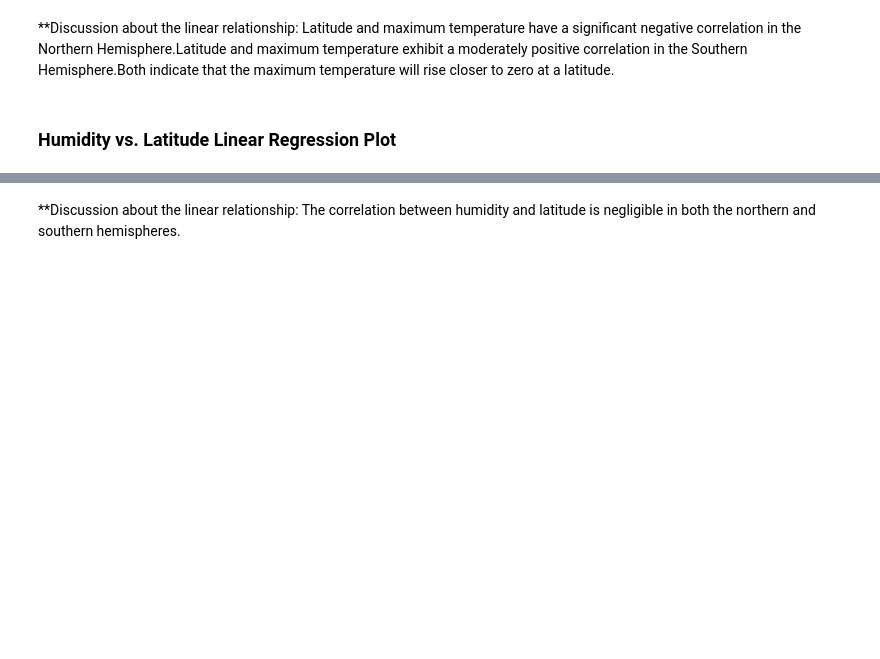
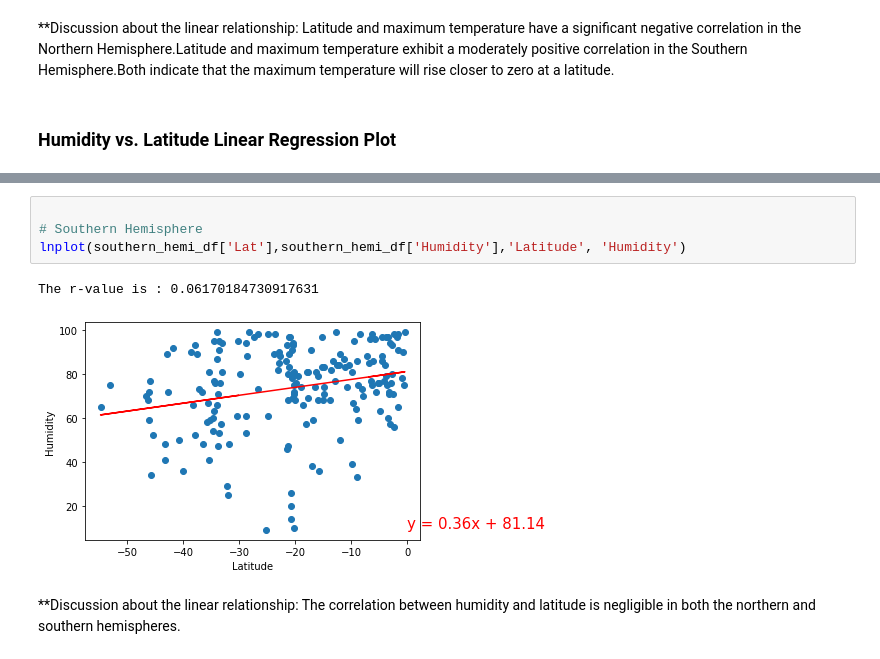
Before and after one commit to Gilaine-UOT/Python_API_Challenge, a Jupyter notebook: WeatherPy/WeatherPy.ipynb, the cells around one changed output, grey strips where cells are left out. Cells and saved outputs as stored; diff of their text form; blank space fills up the shorter version.

```diff
--- a/WeatherPy/WeatherPy.ipynb
+++ b/WeatherPy/WeatherPy.ipynb
@@ -449,3 +402,10 @@ plot_linear_regression(x_values, y_values,
+# %%
+
+# Southern Hemisphere
+lnplot(southern_hemi_df['Lat'],southern_hemi_df['Humidity'],'Latitude', 'Humidity')
+# %% [output]
+The r-value is : 0.06170184730917631
+[figure, added]
 # %% [markdown]
 **Discussion about the linear relationship: The correlation between humidity and latitude is negligible in both the northern and southern hemispheres.
 # %% [markdown]
```
Also changed, not shown: parts of 27 cells of this notebook.
